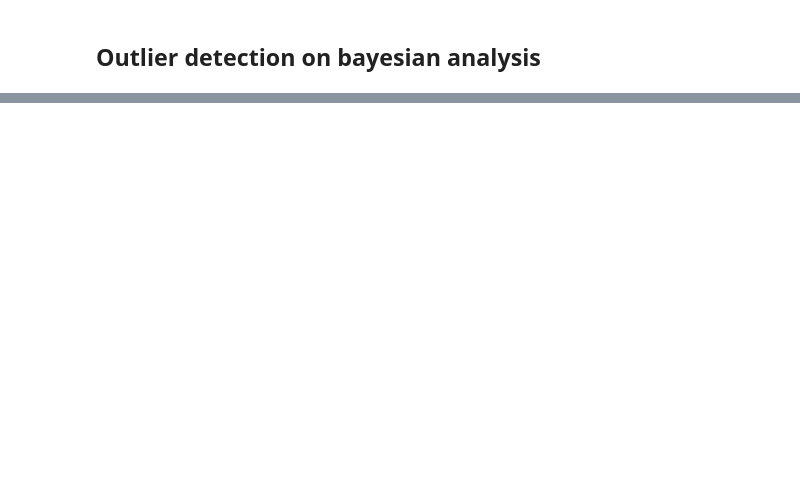
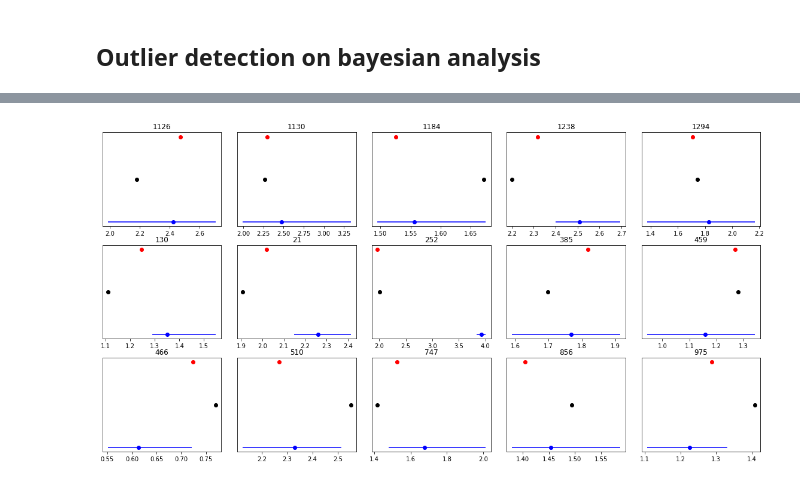
Before and after one commit to joaofrancafisica/BigDataProject, a Jupyter notebook: ResultAnalysis.ipynb, the cells around one changed output, grey strips where cells are left out. Drawn from its saved outputs; the diff is of its cells as text; code cells hidden in the pictures; blank space fills up the shorter version.

```diff
--- a/ResultAnalysis.ipynb
+++ b/ResultAnalysis.ipynb
@@ -147,7 +199,7 @@ for i in range(0, len(fit_images)):
         chain = pd.DataFrame(np.array(result.results["samples"]), columns=result.names, dtype=float)
         burnin = int(len(chain)*0.7) # burnin of 10%
         # getting the percentiles of 1 sigma
-        theta_value_inf, theta_value, theta_value_sup = np.percentile(chain['galaxies_lens_mass_einstein_radius'][burnin:], [15.85, 50., 84.05])
+        theta_value_inf, theta_value, theta_value_sup = np.percentile(chain['galaxies_lens_mass_einstein_radius'][burnin:], [0.1, 50., 99.9])
         # passing through a list from dictionary
         theta_einstein_chains.append(np.array(chain['galaxies_lens_mass_einstein_radius']))
         theta_einstein.append({'inf':theta_value_inf, 'mean':theta_value, 'sup':theta_value_sup})
@@ -164,23 +218,26 @@ plt.xlabel('$θ_{E,m}$-$θ_{E,t}$');
 # %%
 # graph to compare nominal values to predicted ones in 1 sigma
 plt.rcParams.update({"font.size": 10})
 
 # rows and columns
 rows = 3
 columns = 5
 
 theta_einstein_reshaped = np.array(theta_einstein).reshape(rows, columns)
 index_reshaped = np.array(index).reshape(rows, columns)
 
 fig, ax = plt.subplots(rows, columns, figsize=(16, 8), sharey=True)
 fig.tight_layout()
 for i in range(0, rows):
     for j in range(0, columns):
         ax[i][j].errorbar(theta_einstein_reshaped[i][j]['mean'], 0, xerr=[[theta_einstein_reshaped[i][j]['mean']-theta_einstein_reshaped[i][j]['inf']], [theta_einstein_reshaped[i][j]['sup']-theta_einstein_reshaped[i][j]['mean']]], fmt="o", c="b")
         #print(float(lenses_DESc[lenses_DESc['id']==index[i]]['b']))
-        ax[i][j].plot(float(lenses_DESc[lenses_DESc['id']==index_reshaped[i][j]]['b']), 1, 'ko')
+        ax[i][j].plot(float(my_dl_results[my_dl_results['sys']==index_reshaped[i][j]]['pred']), 1, 'ko')
+        ax[i][j].plot(float(lenses_DESc[lenses_DESc['id']==index_reshaped[i][j]]['b']), 2, 'ro')
         ax[i][j].set_yticks([])
         ax[i][j].set_title(str(index_reshaped[i][j]))
+# %% [output]
+[figure, added]
 # %%
 # widget image options
 image_model_optionlist = []
```
Also changed, not shown: parts of 14 cells of this notebook, 5 other files.
